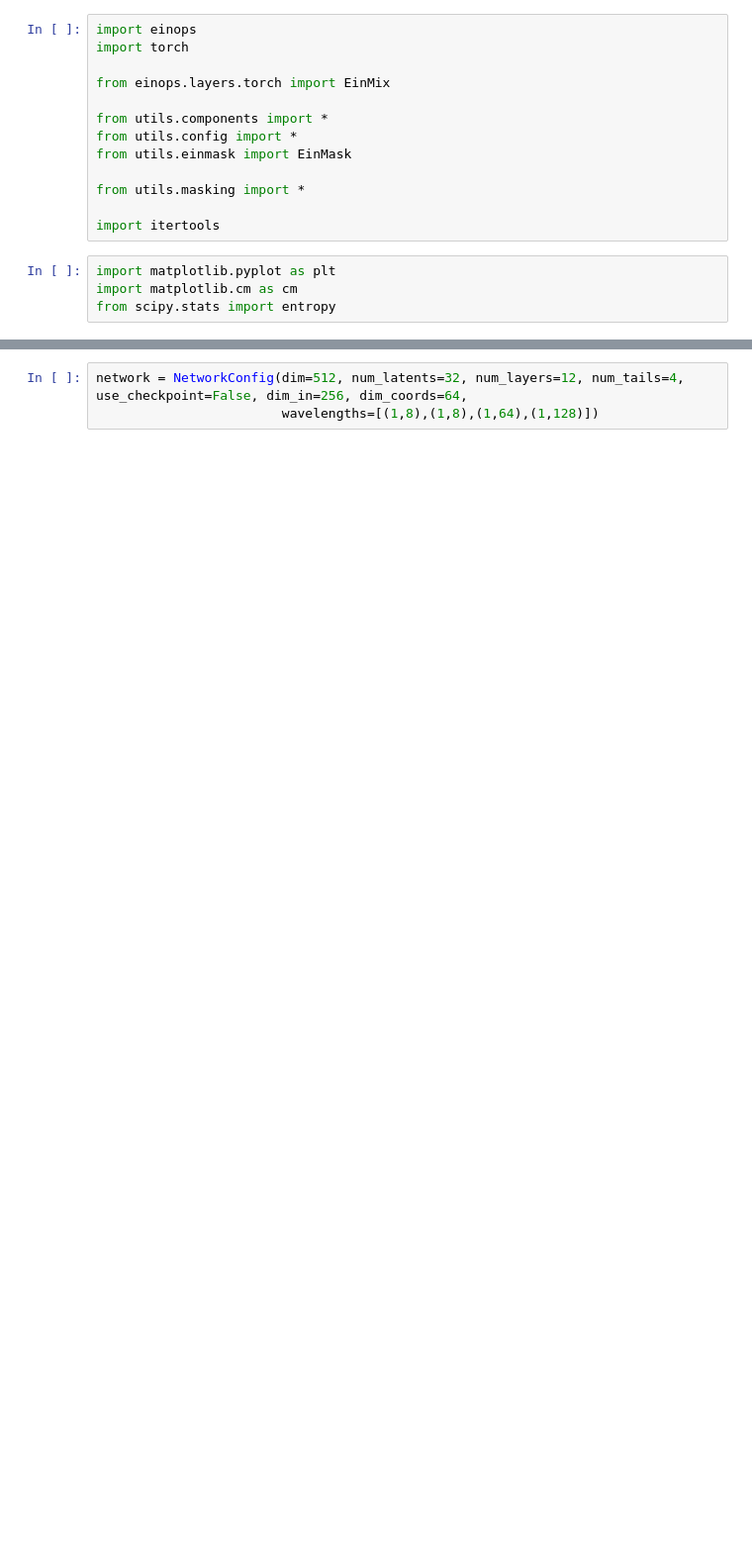
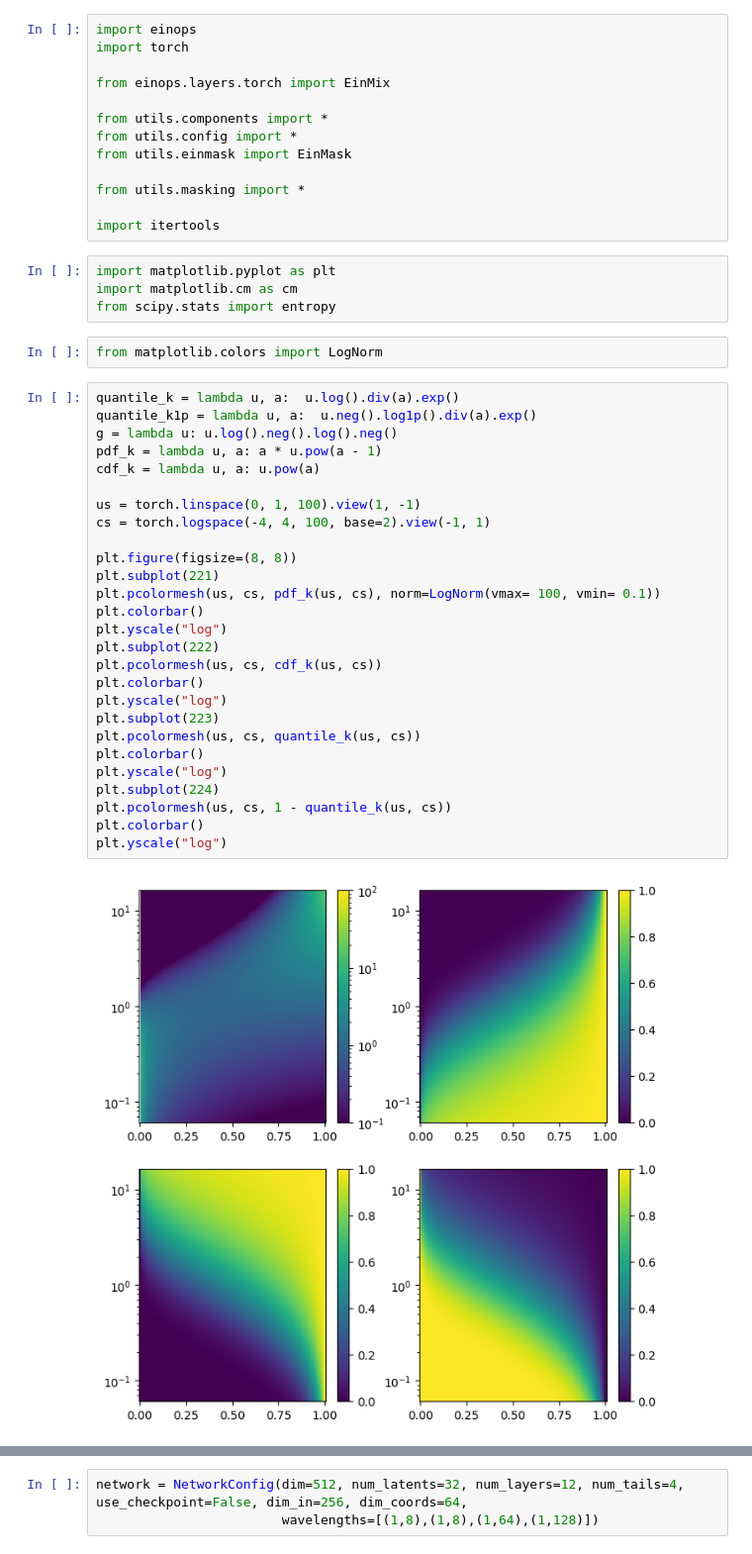
Before and after one commit to jthuemmel/thesis, a Jupyter notebook: simplify.ipynb, the cells around one changed output, grey strips where cells are left out. Shown at 99% size. Cells and saved outputs as stored; diff of their text form; blank space fills up the shorter version.

```diff
--- a/simplify.ipynb
+++ b/simplify.ipynb
@@ -15,3 +15,34 @@ import itertools
 import matplotlib.pyplot as plt
 import matplotlib.cm as cm
 from scipy.stats import entropy
+# %%
+from matplotlib.colors import LogNorm
+# %%
+quantile_k = lambda u, a:  u.log().div(a).exp()
+quantile_k1p = lambda u, a:  u.neg().log1p().div(a).exp()
+g = lambda u: u.log().neg().log().neg()
+pdf_k = lambda u, a: a * u.pow(a - 1)
+cdf_k = lambda u, a: u.pow(a)
+
+us = torch.linspace(0, 1, 100).view(1, -1)
+cs = torch.logspace(-4, 4, 100, base=2).view(-1, 1)
+
+plt.figure(figsize=(8, 8))
+plt.subplot(221)
+plt.pcolormesh(us, cs, pdf_k(us, cs), norm=LogNorm(vmax= 100, vmin= 0.1))
+plt.colorbar()
+plt.yscale("log")
+plt.subplot(222)
+plt.pcolormesh(us, cs, cdf_k(us, cs))
+plt.colorbar()
+plt.yscale("log")
+plt.subplot(223)
+plt.pcolormesh(us, cs, quantile_k(us, cs))
+plt.colorbar()
+plt.yscale("log")
+plt.subplot(224)
+plt.pcolormesh(us, cs, 1 - quantile_k(us, cs))
+plt.colorbar()
+plt.yscale("log")
+# %% [output]
+[figure, added]
```
Also changed, not shown: parts of 8 cells of this notebook, 2 other files.
